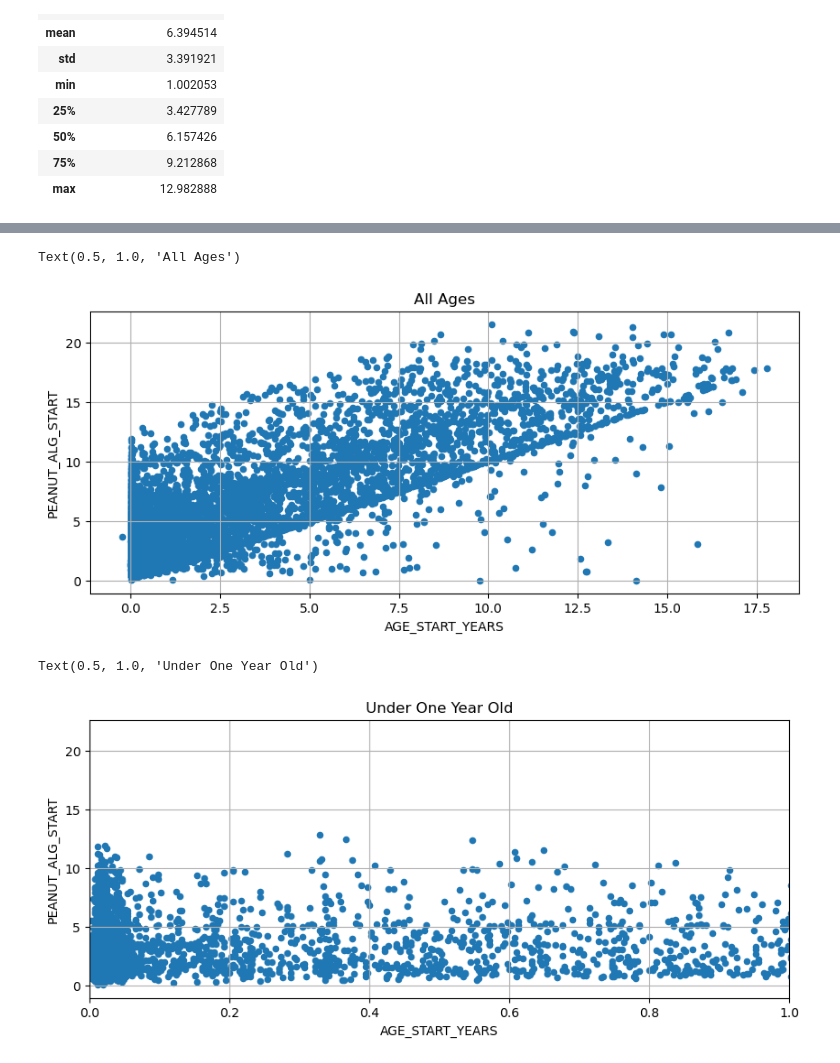
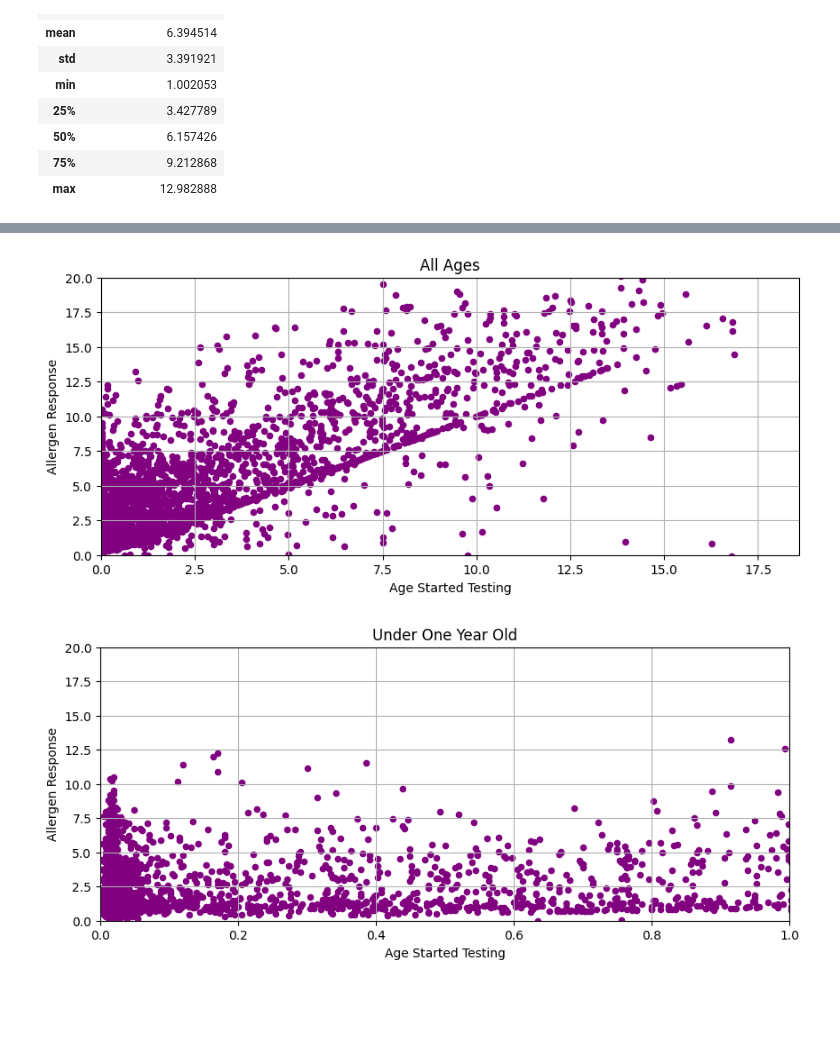
Before and after one commit to leahkrause/project_1, a Jupyter notebook: Allergy.ipynb, the cells around one changed output, grey strips where cells are left out. Drawn from its saved outputs; the diff is of its cells as text; code cells hidden in the pictures; blank space fills up the shorter version.

Commit message:
Added Image file export and converted main file to reflect Egg data

```diff
--- a/Allergy.ipynb
+++ b/Allergy.ipynb
@@ -3,7 +3,7 @@ import pandas as pd
 import numpy as np
 import matplotlib.pyplot as plt
 # %%
-allergy_df=pd.read_csv('data300k.csv')
+allergy_df=pd.read_csv('data/data300k.csv')
 # %%
 allergy_df.describe()
 # %% [output]
@@ -158,11 +170,11 @@ def clean_DataFrame(allergen):
 
     return allergen_df_clean
 # %%
-peanut_df_clean=clean_DataFrame('peanut')
+egg_df_clean=clean_DataFrame('egg')
 
-nan_count=len(peanut_df_clean[peanut_df_clean['PEANUT_ALG_END'].isna()==True])
+nan_count=len(egg_df_clean[egg_df_clean['EGG_ALG_END'].isna()==True])
 
-peanut_df_clean.fillna(0.0,inplace=True)
-print (f'\n{nan_count} number of NAs in the PEANUT_ALG_END column filled with zeros.\n')
-peanut_df_clean.head()
+egg_df_clean.fillna(0.0,inplace=True)
+print (f'\n{nan_count} number of NAs in the EGG_ALG_END column filled with zeros.\n')
+egg_df_clean.head()
 # %% [output]
@@ -211,13 +188,20 @@ soy_df_clean.head()
 # %%
-peanut_df_clean.plot(kind="scatter", x="AGE_START_YEARS", y="PEANUT_ALG_START", grid=True,figsize=(10,4))
+egg_df_clean.plot(kind="scatter", x="AGE_START_YEARS", y="EGG_ALG_START", grid=True,figsize=(10,4), color='purple')
+plt.xlim(0)
+plt.ylim(0, 20)
 plt.title('All Ages')
+plt.ylabel('Allergen Response')
+plt.xlabel('Age Started Testing')
+plt.savefig("Images/egg_allages.png")
 # %% [output]
-Text(0.5, 1.0, 'All Ages')
-[figure, old version]
+[figure, new version]
 # %%
-peanut_df_clean.plot(kind="scatter", x="AGE_START_YEARS", y="PEANUT_ALG_START", grid=True,figsize=(10,4))
+egg_df_clean.plot(kind="scatter", x="AGE_START_YEARS", y="EGG_ALG_START", grid=True,figsize=(10,4), color='purple')
 plt.xlim(0,1)
+plt.ylim(0, 20)
 plt.title('Under One Year Old')
+plt.ylabel('Allergen Response')
+plt.xlabel('Age Started Testing')
+plt.savefig("Images/egg_underone.png")
 # %% [output]
-Text(0.5, 1.0, 'Under One Year Old')
-[figure, old version]
+[figure, new version]
```
Also changed, not shown: parts of 11 cells of this notebook, 4 other files.
